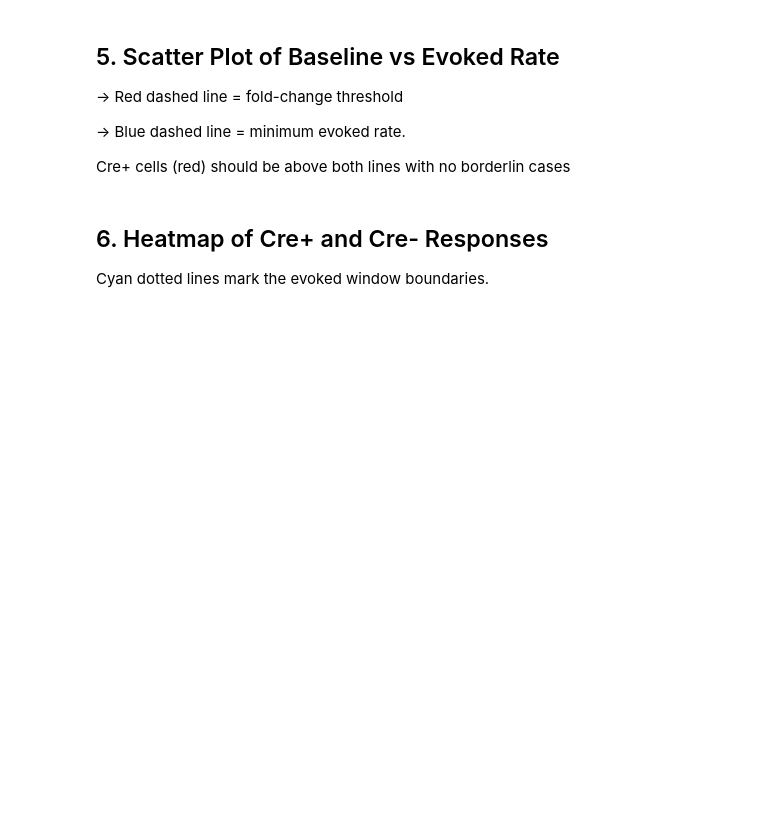
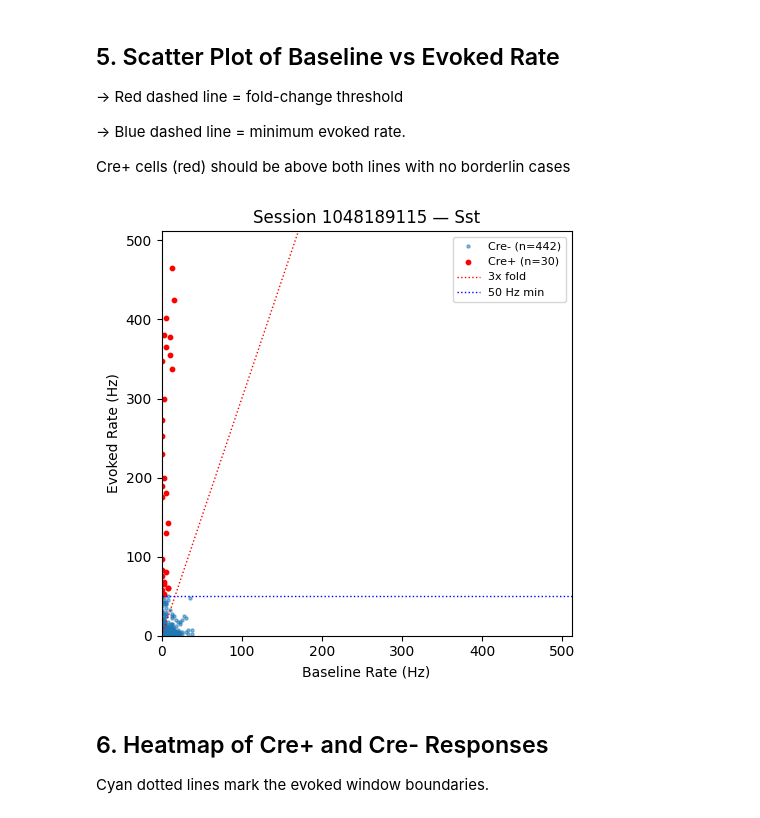
Before and after one commit to jacobposchl/vbn_optotagging_analysis, a Jupyter notebook: notebooks/parameter_tuning.ipynb, the cells around one changed output. Cells and saved outputs as stored; diff of their text form; code cells hidden in the pictures; blank space fills up the shorter version.

```diff
--- a/notebooks/parameter_tuning.ipynb
+++ b/notebooks/parameter_tuning.ipynb
@@ -127,9 +139,9 @@ These are the main parameters to change, once happy with results, save parameter
 | `evoked_end_ms` | End of evoked window in ms after laser onset |
 # %%
 # fold-change threshold
-increase_in_FR = 5
+increase_in_FR = 3
 # minimum Hz
-min_evoked_rate = 30
+min_evoked_rate = 50
 # ms after laser onset
 evoked_start_ms = 1
 # ms after laser onset
@@ -170,11 +187,13 @@ Cre+ cells (red) should be above both lines with no borderlin cases
 # %%
 fig = plot_opto_scatter(
     baseline_rate, evoked_rate, cre_pos_idx,
     increase_in_FR, min_evoked_rate,
     session_id=session_id, genotype=GENOTYPE,
-    figsize = (10, 10)
+    figsize = (5, 5)
 )
 plt.show()
+# %% [output]
+[figure, added]
 # %% [markdown]
 ## 6. Heatmap of Cre+ and Cre- Responses
 
```
Also changed, not shown: parts of 11 cells of this notebook, 3 other files.
